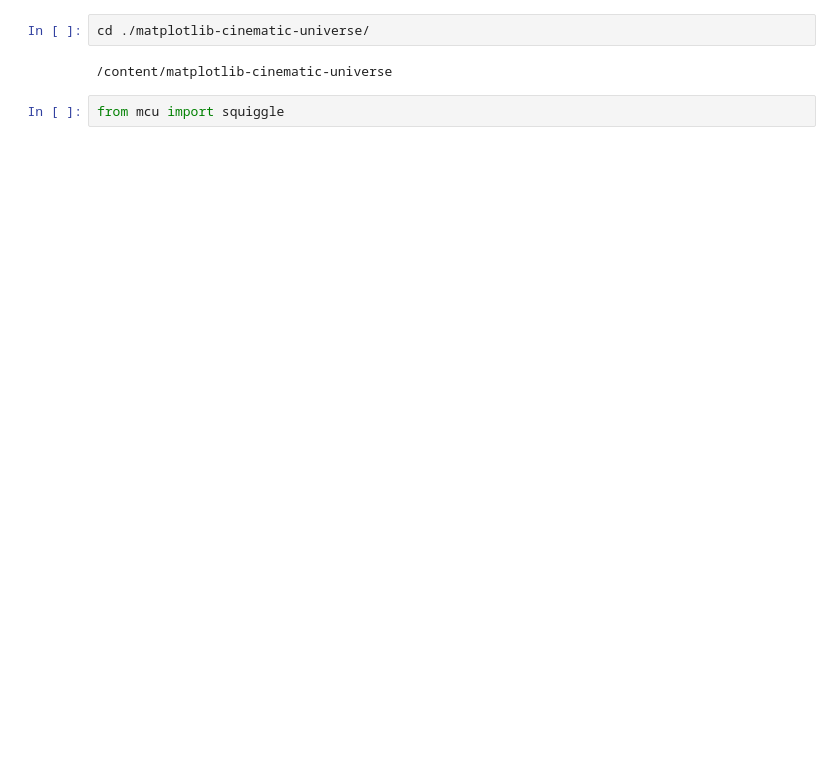
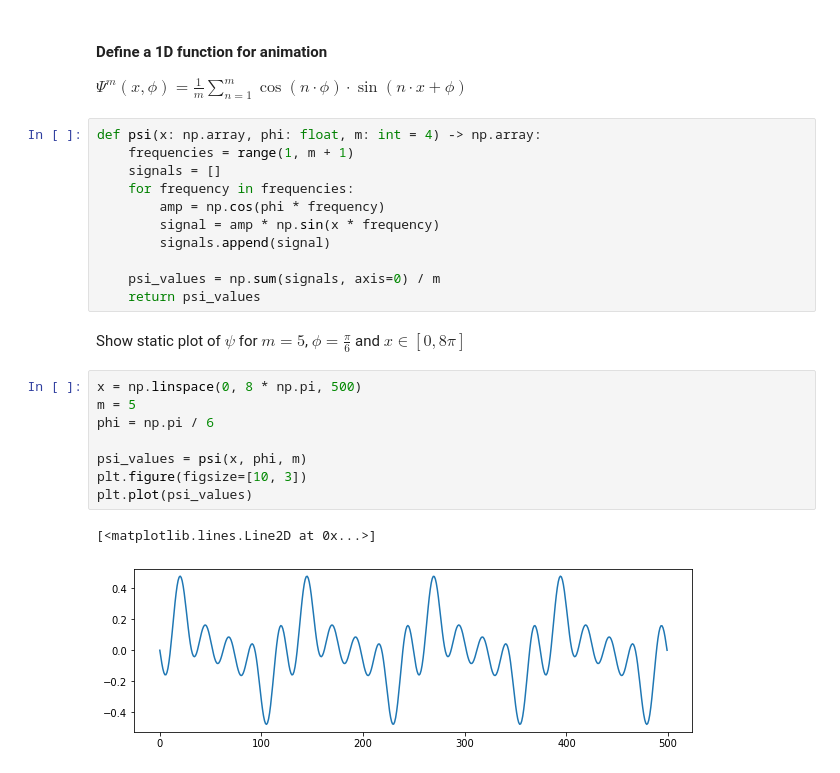
Before and after one commit to roszcz/matplotlib-cinematic-universe, a Jupyter notebook: MCU_Tutorial.ipynb, the cells around one changed output. Saved outputs shown, nothing was run; the diff lists cells and outputs as text; blank space fills up the shorter version.

```diff
--- a/MCU_Tutorial.ipynb
+++ b/MCU_Tutorial.ipynb
@@ -12,6 +20,28 @@
-# %%
-cd ./matplotlib-cinematic-universe/
-# %% [output]
-/content/matplotlib-cinematic-universe
-# %%
-from mcu import squiggle
+# %% [markdown]
+#### Define a 1D function for animation
+
+$\Psi^m(x, \phi) = \frac{1}{m} \sum_{n=1}^{m} \cos(n\cdot\phi) \cdot \sin(n\cdot x + \phi)$
+# %%
+def psi(x: np.array, phi: float, m: int = 4) -> np.array:
+    frequencies = range(1, m + 1)
+    signals = []
+    for frequency in frequencies:
+        amp = np.cos(phi * frequency)
+        signal = amp * np.sin(x * frequency)
+        signals.append(signal)
+
+    psi_values = np.sum(signals, axis=0) / m
+    return psi_values
+# %% [markdown]
+Show static plot of $\psi$ for $m = 5$, $\phi = \frac{\pi}{6}$ and $x \in [0, 8\pi]$
+# %%
+x = np.linspace(0, 8 * np.pi, 500)
+m = 5
+phi = np.pi / 6
+
+psi_values = psi(x, phi, m)
+plt.figure(figsize=[10, 3])
+plt.plot(psi_values)
+# %% [output]
+[<matplotlib.lines.Line2D at 0x...>]
+[figure, added]
```
Also changed, not shown: parts of 12 cells of this notebook.
